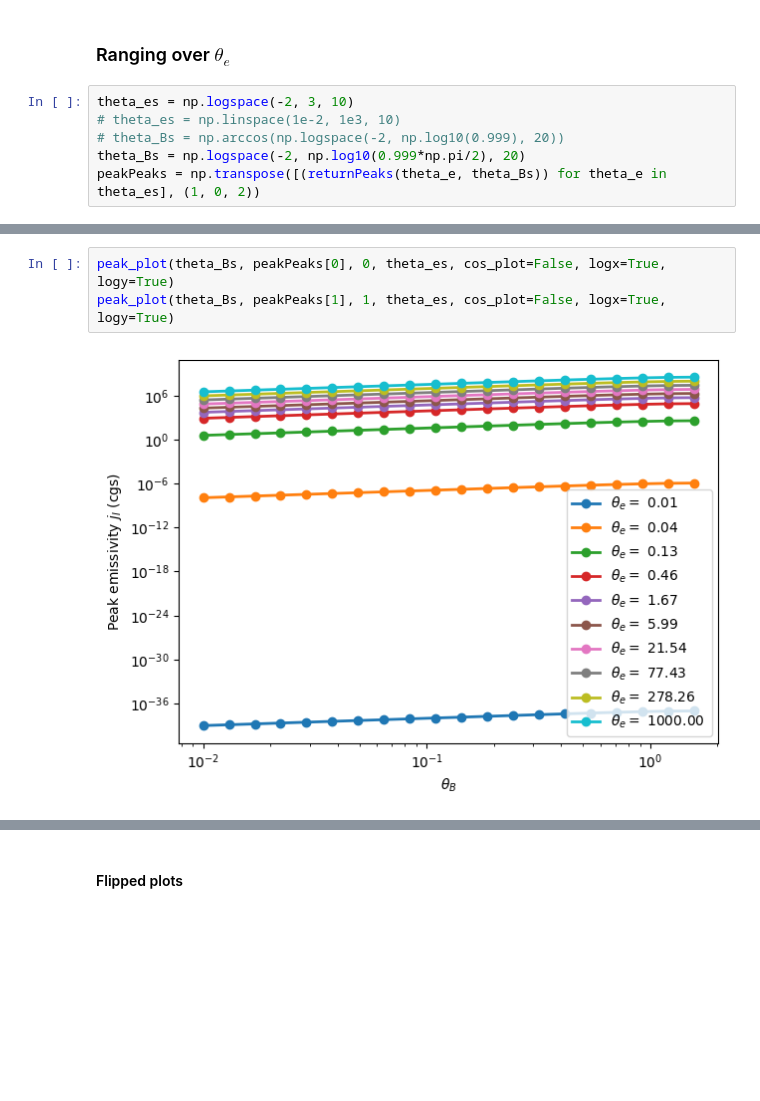
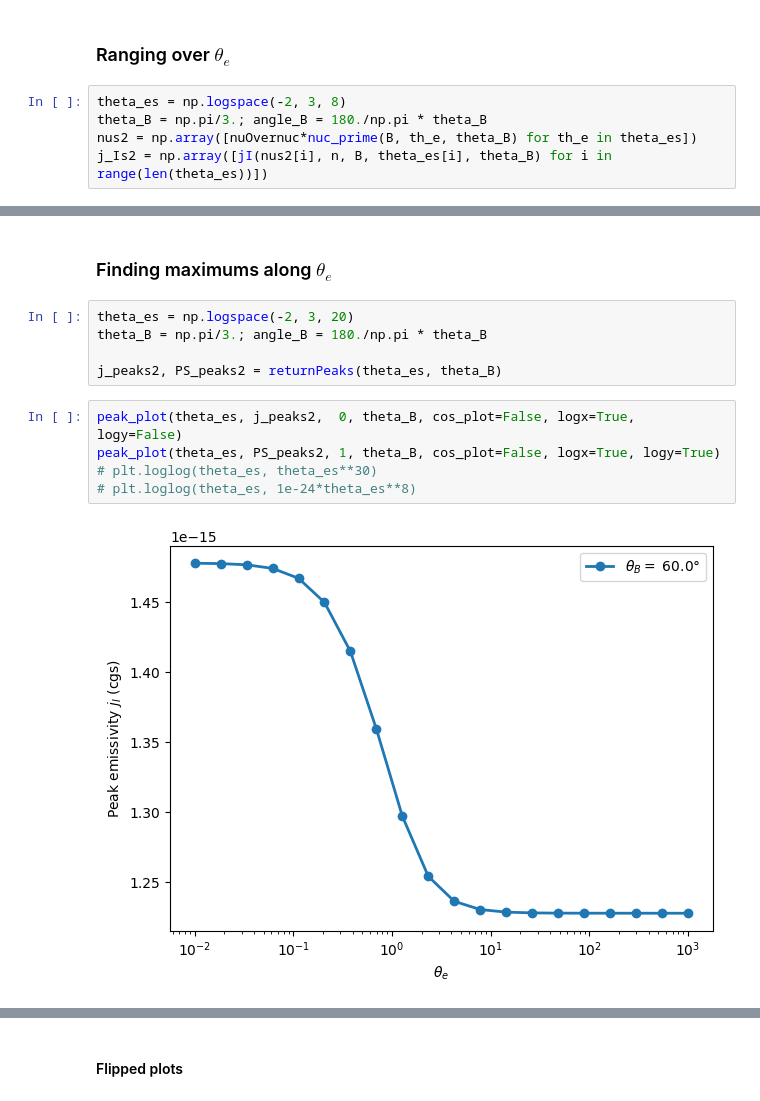
Before and after one commit to Aaron-Barrios/Aperture4, a Jupyter notebook: problems/gr_2d_kerr_schild/analysis_folder/access_data.ipynb, the cells around one changed output, grey strips where cells are left out. Drawn from its saved outputs; the diff is of its cells as text; blank space fills up the shorter version.

Commit message:
Some plots, figuring out stuff

```diff
--- a/problems/gr_2d_kerr_schild/analysis_folder/access_data.ipynb
+++ b/problems/gr_2d_kerr_schild/analysis_folder/access_data.ipynb
@@ -598,8 +757,7 @@ peak_plot(theta_Bs, [PS_peaks, PS_peaks_fit], 1, [theta_e, theta_e], cos_plot=Fa
 # %% [markdown]
 ### Ranging over $\theta_e$
 # %%
-theta_es = np.logspace(-2, 3, 10)
-# theta_es = np.linspace(1e-2, 1e3, 10)
-# theta_Bs = np.arccos(np.logspace(-2, np.log10(0.999), 20))
-theta_Bs = np.logspace(-2, np.log10(0.999*np.pi/2), 20)
-peakPeaks = np.transpose([(returnPeaks(theta_e, theta_Bs)) for theta_e in theta_es], (1, 0, 2))
+theta_es = np.logspace(-2, 3, 8)
+theta_B = np.pi/3.; angle_B = 180./np.pi * theta_B
+nus2 = np.array([nuOvernuc*nuc_prime(B, th_e, theta_B) for th_e in theta_es])
+j_Is2 = np.array([jI(nus2[i], n, B, theta_es[i], theta_B) for i in range(len(theta_es))])
@@ -606,5 +784,14 @@ peakPeaks = np.transpose([(returnPeaks(theta_e, theta_Bs)) for theta_e in theta_
+# %% [markdown]
+### Finding maximums along $\theta_e$
+# %%
+theta_es = np.logspace(-2, 3, 20)
+theta_B = np.pi/3.; angle_B = 180./np.pi * theta_B
+
+j_peaks2, PS_peaks2 = returnPeaks(theta_es, theta_B)
 # %%
-peak_plot(theta_Bs, peakPeaks[0], 0, theta_es, cos_plot=False, logx=True, logy=True)
-peak_plot(theta_Bs, peakPeaks[1], 1, theta_es, cos_plot=False, logx=True, logy=True)
+peak_plot(theta_es, j_peaks2,  0, theta_B, cos_plot=False, logx=True, logy=False)
+peak_plot(theta_es, PS_peaks2, 1, theta_B, cos_plot=False, logx=True, logy=True)
+# plt.loglog(theta_es, theta_es**30)
+# plt.loglog(theta_es, 1e-24*theta_es**8)
 # %% [output]
-[figure, old version]
+[figure, new version]
```
Also changed, not shown: parts of 41 cells of this notebook, 2 other files.
